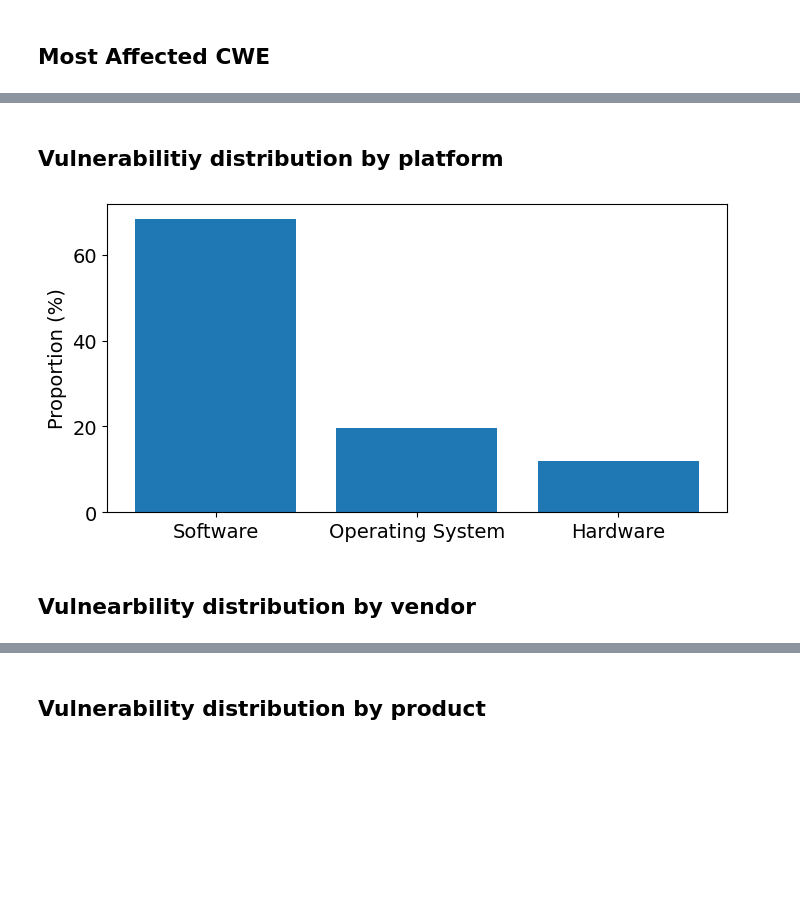
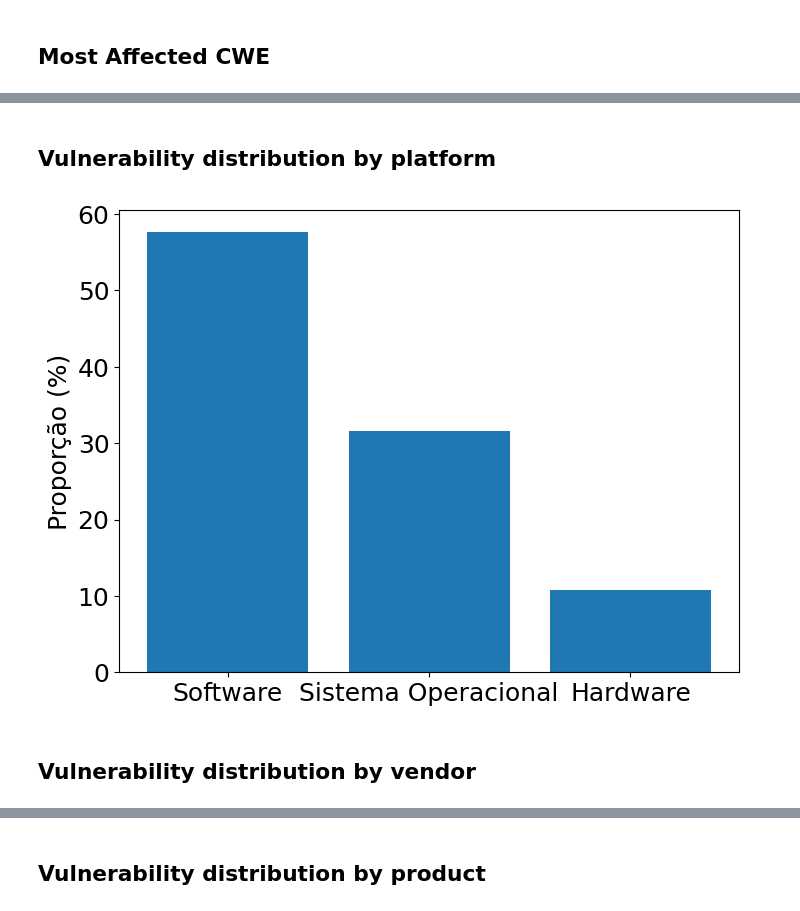
Before and after one commit to rodrigoparente/cvejoin-security-dataset, a Jupyter notebook: ipynb/Vulnerability Analysis.ipynb, the cells around one changed output, grey strips where cells are left out. Cells and saved outputs as stored; diff of their text form; code cells hidden in the pictures; blank space fills up the shorter version.

```diff
--- a/ipynb/Vulnerability Analysis.ipynb
+++ b/ipynb/Vulnerability Analysis.ipynb
@@ -51,6 +51,8 @@ vuln['base_severity'] = pd.Categorical(
 # %%
 # transforming columns in lists
 vuln['cwe'] = vuln['cwe'].apply(eval)
+vuln['part'] = vuln['part'].apply(eval)
+vuln['vendor'] = vuln['vendor'].apply(eval)
 vuln['product'] = vuln['product'].apply(eval)
 # %%
 # creating a field to help in the analysis
@@ -63,11 +65,11 @@ def to_1D(series):
 # %% [markdown]
 # Analysis
 # %%
-vuln = vuln.query("cve_published_date >= '2016-01-01' & cve_published_date < '2022-01-01'")
+vuln = vuln.query("cve_published_date >= '2017-01-01' & cve_published_date < '2022-01-01'")
 # %%
-SMALL_SIZE = 10
-MEDIUM_SIZE = 12
-BIGGER_SIZE = 14
+SMALL_SIZE = 14
+MEDIUM_SIZE = 16
+BIGGER_SIZE = 18
 
 plt.rc('font', size=BIGGER_SIZE)          # controls default text sizes
 plt.rc('axes', titlesize=BIGGER_SIZE)     # fontsize of the axes title
@@ -213,17 +216,19 @@ plt.savefig('images/mitre_owasp.pdf', dpi=1200, bbox_inches='tight')
 # %% [markdown]
-## Vulnerabilitiy distribution by platform
+## Vulnerability distribution by platform
 # %%
-fig, ax = plt.subplots(figsize=(8,4))
+fig, ax = plt.subplots(figsize=(8,6))
 
-values_array = vuln['part'].value_counts().values
-values = [value / sum(values_array) * 100 for value in values_array]
+parts = to_1D(vuln['part']).value_counts()
+total = sum(parts.values)
 
-ax.bar(['Software', 'Operating System', 'Hardware'], values)
-ax.set_ylabel('Proportion (%)')
+values = [value / total * 100 for value in parts.values]
+
+ax.bar(['Software', 'Sistema Operacional', 'Hardware'], values)
+ax.set_ylabel('Proporção (%)')
 
 plt.savefig('images/vuln_part.pdf', dpi=1200, bbox_inches='tight')
 # %% [output]
-[figure, old version]
+[figure, new version]
 # %% [markdown]
-## Vulnearbility distribution by vendor
+## Vulnerability distribution by vendor
 # %%
```
Also changed, not shown: parts of 37 cells of this notebook, 1 other file.
